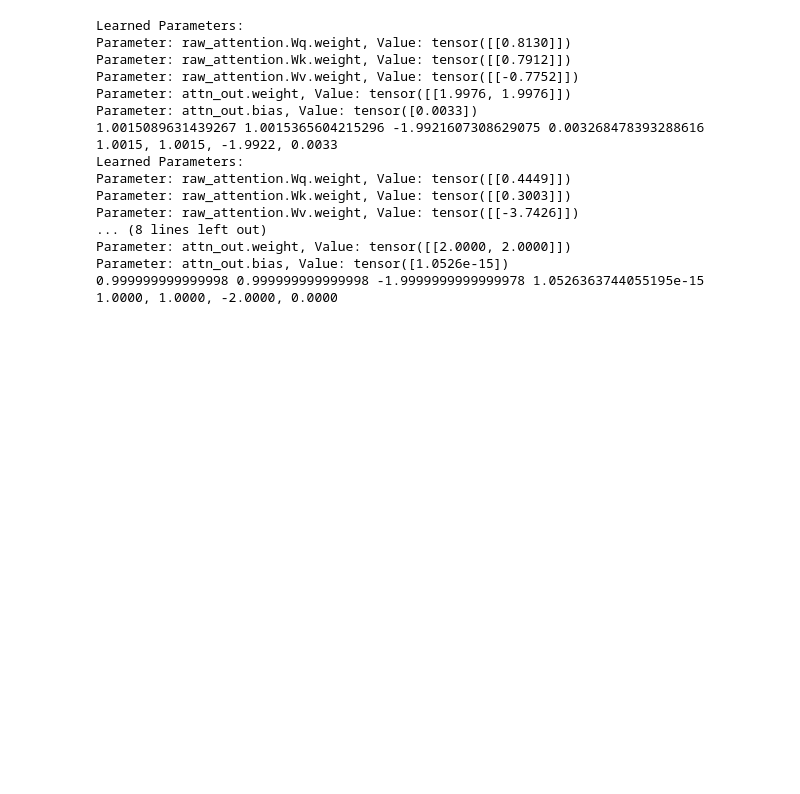
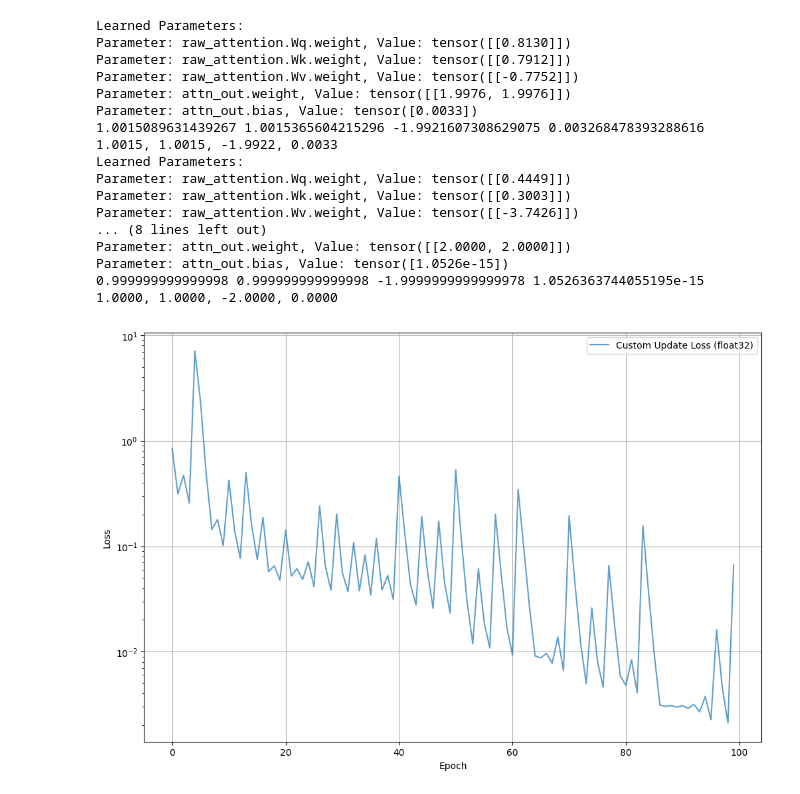
Before and after one commit to enjoyentropy-learning/basic, a Jupyter notebook: debugLogicGates.ipynb, the cells around one changed output. Saved outputs shown, nothing was run; the diff lists cells and outputs as text; code cells hidden in the pictures; blank space fills up the shorter version.

```diff
--- a/debugLogicGates.ipynb
+++ b/debugLogicGates.ipynb
@@ -296,3 +296,16 @@ Parameter: attn_out.weight, Value: tensor([[2.0000, 2.0000]])
 Parameter: attn_out.bias, Value: tensor([1.0526e-15])
 0.999999999999998 0.999999999999998 -1.9999999999999978 1.0526363744055195e-15
 1.0000, 1.0000, -2.0000, 0.0000
+# %%
+plt.figure(figsize=(12, 8))
+#plt.plot(adamw_loss_history, label='AdamW Loss (float32)', alpha=0.7)
+#plt.plot(lbfgs_loss_history, label='LBFGS Loss (float64)', alpha=0.7)
+plt.plot(custom_loss_history[000:100], label='Custom Update Loss (float32)', alpha=0.7)
+plt.xlabel('Epoch')
+plt.ylabel('Loss')
+plt.legend()
+plt.grid(True)
+plt.yscale('log')
+plt.show()
+# %% [output]
+[figure, added]
```
Also changed, not shown: 2 other files.
